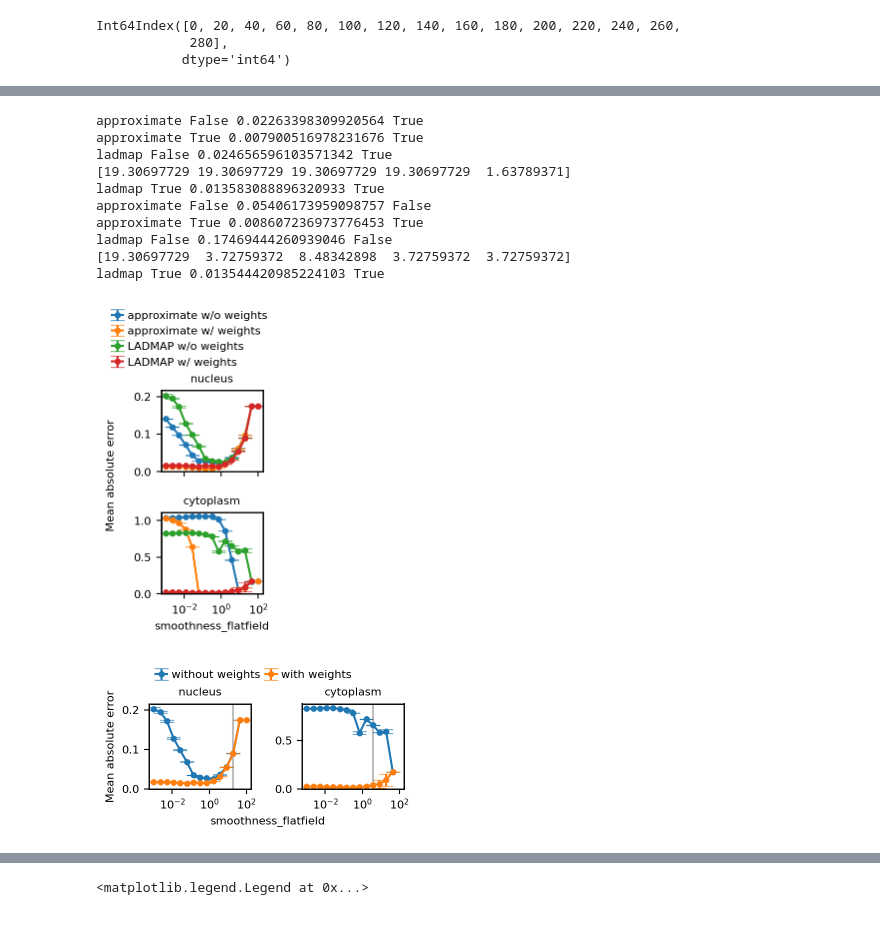
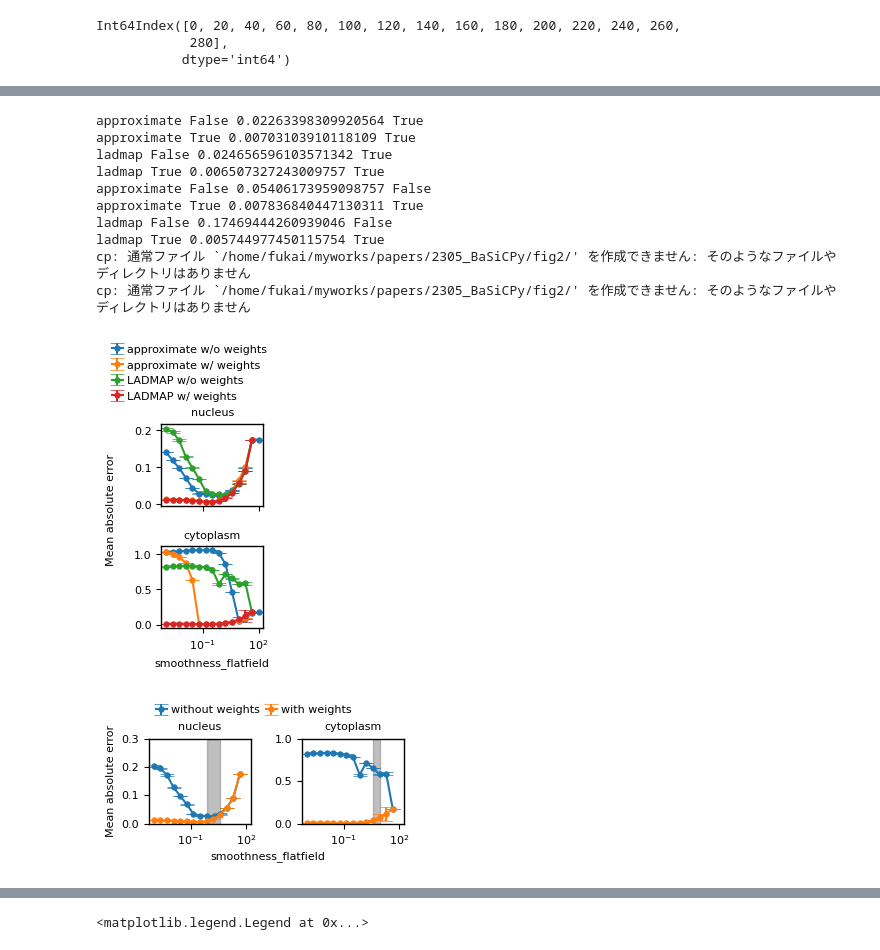
Before and after one commit to yfukai/BaSiCpy, a Jupyter notebook: misc_notebooks/analysis_for_publication/simulated_cells/003_plot.ipynb, the cells around one changed output, grey strips where cells are left out. Saved outputs shown, nothing was run; the diff lists cells and outputs as text; code cells hidden in the pictures.

```diff
--- a/misc_notebooks/analysis_for_publication/simulated_cells/003_plot.ipynb
+++ b/misc_notebooks/analysis_for_publication/simulated_cells/003_plot.ipynb
@@ -272,6 +235,10 @@ fig, axes = plt.subplots(
 fig2, axes2 = plt.subplots(
     1, 2, figsize=(3.4, 3.4 / 2), sharex=True, gridspec_kw=dict(hspace=0.5, wspace=0.5)
 )
+range_maxes = {
+    nuc_channel_idx:0.3,
+    cyto_channel_idx:1.0
+}
 for ax, ax2, channel_index in zip(axes, axes2, [nuc_channel_idx, cyto_channel_idx]):
     df = parameters_df_wo_darks[channel_index].query(
         f"sort_intensity==False and channel_index=={channel_index}"
@@ -305,8 +272,16 @@ for ax, ax2, channel_index in zip(axes, axes2, [nuc_channel_idx, cyto_channel_id
                 df_plotted = df.query(
                     "fitting_mode==@fitting_mode and use_weight==@use_weight"
                 ).copy()
+
+#                fourier_L0_norms = [
+#                    fourier_L0_norm(flatfields_wo_darks[channel_index][i])
+#                    for i in df_plotted.index]
+
+#                ax2.plot(df_plotted["smoothness_flatfield"],fourier_L0_norms)
+#                ax2.plot(df_plotted["smoothness_flatfield"],df_plotted["entropy"]-df_plotted["entropy"].min())
+
                 df_plotted["autotune_cost2"] = to_autotune_cost(
-                    df_plotted["entropy"], df_plotted["fourier_L0_norm"], 0, 30
+                    df_plotted["entropy"], df_plotted["fourier_L0_norm"], 0, 10
                 )
                 optimal_smoothness_flatfields = np.array(
                     [
@@ -316,56 +291,58 @@ for ax, ax2, channel_index in zip(axes, axes2, [nuc_channel_idx, cyto_channel_id
                         for rep, grp2 in df_plotted.groupby("rep")
                     ]
                 )
-                print(optimal_smoothness_flatfields)
-                ax2.axvline(
-                    np.median(optimal_smoothness_flatfields),
+                ax2.fill_betweenx(
+                    [0,range_maxes[channel_index]],
+                    np.min(optimal_smoothness_flatfields),
+                    np.max(optimal_smoothness_flatfields),
                     alpha=0.5,
                     color="gray",
                 )
+                ax2.set_ylim(0,range_maxes[channel_index])
 
         min_val = min(grp["mean_abs_error"]["mean"])
         print(fitting_mode, use_weight, min_val, min_val < 3e-2)
     for _ax in [ax, ax2]:
         _ax.set_xscale("log")
         # _ax.set_yscale("log")
-        _ax.set_ylim(0, None)
+        #_ax.set_ylim(0, None)
         _ax.set_title(
             {nuc_channel_idx: "nucleus", cyto_channel_idx: "cytoplasm"}[channel_index]
         )
         #_ax.axhline(gt_values[channel_index]["entropy"], color="gray", linestyle="--")
     # ax.axhline(2e-2)
 fig.supylabel("Mean absolute error", x=0.025, fontsize=8.0)
 axes2[0].set_ylabel("Mean absolute error", x=-0.2)
 axes[1].set_xlabel("smoothness_flatfield")
 fig2.supxlabel("smoothness_flatfield", fontsize=8.0, y=0.025, x=0.55)
 
 axes[0].legend(loc="lower left", bbox_to_anchor=(-0.55, 1.2), handletextpad=0.4)
 axes2[0].legend(
     loc="lower left",
     bbox_to_anchor=(0.0, 1.2),
     handletextpad=0.4,
     ncols=2,
     columnspacing=0.5,
 )
 
 fig.subplots_adjust(left=0.35, right=0.95, top=0.75, bottom=0.15)
 fig2.subplots_adjust(left=0.2, right=0.95, top=0.75, bottom=0.25)
 
 save_and_copy_fig(fig, "figS_simulated_images_flatfield_error_all")
 save_and_copy_fig(fig2, "fig2b_simulated_images_flatfield_error")
 # %% [output]
 approximate False 0.02263398309920564 True
-approximate True 0.007900516978231676 True
+approximate True 0.00703103910118109 True
 ladmap False 0.024656596103571342 True
-[19.30697729 19.30697729 19.30697729 19.30697729  1.63789371]
-ladmap True 0.013583088896320933 True
+ladmap True 0.006507327243009757 True
 approximate False 0.05406173959098757 False
-approximate True 0.008607236973776453 True
+approximate True 0.007836840447130311 True
 ladmap False 0.17469444260939046 False
-[19.30697729  3.72759372  8.48342898  3.72759372  3.72759372]
-ladmap True 0.013544420985224103 True
+ladmap True 0.005744977450115754 True
+cp: 通常ファイル `/home/fukai/myworks/papers/2305_BaSiCPy/fig2/' を作成できません: そのようなファイルやディレクトリはありません
+cp: 通常ファイル `/home/fukai/myworks/papers/2305_BaSiCPy/fig2/' を作成できません: そのようなファイルやディレクトリはありません
-[figure, old version]
+[figure, new version]
-[figure, old version]
+[figure, new version]
 # %%
 fig, axes = plt.subplots(
     2, 1, figsize=(3.4 / 2, 3.4), sharex=True, gridspec_kw=dict(hspace=0.5)
```
Also changed, not shown: parts of 9 cells of this notebook, 8 other files.
